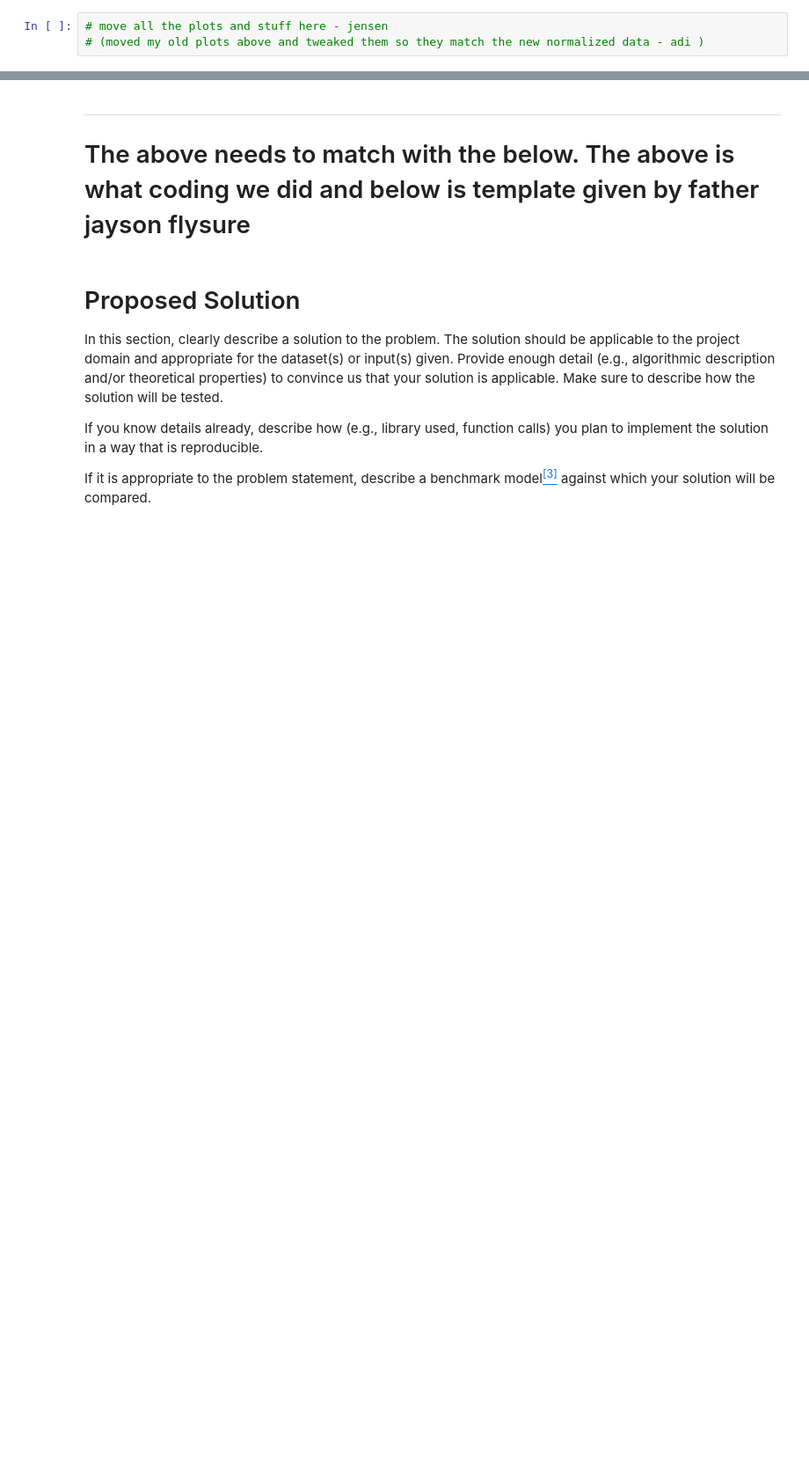
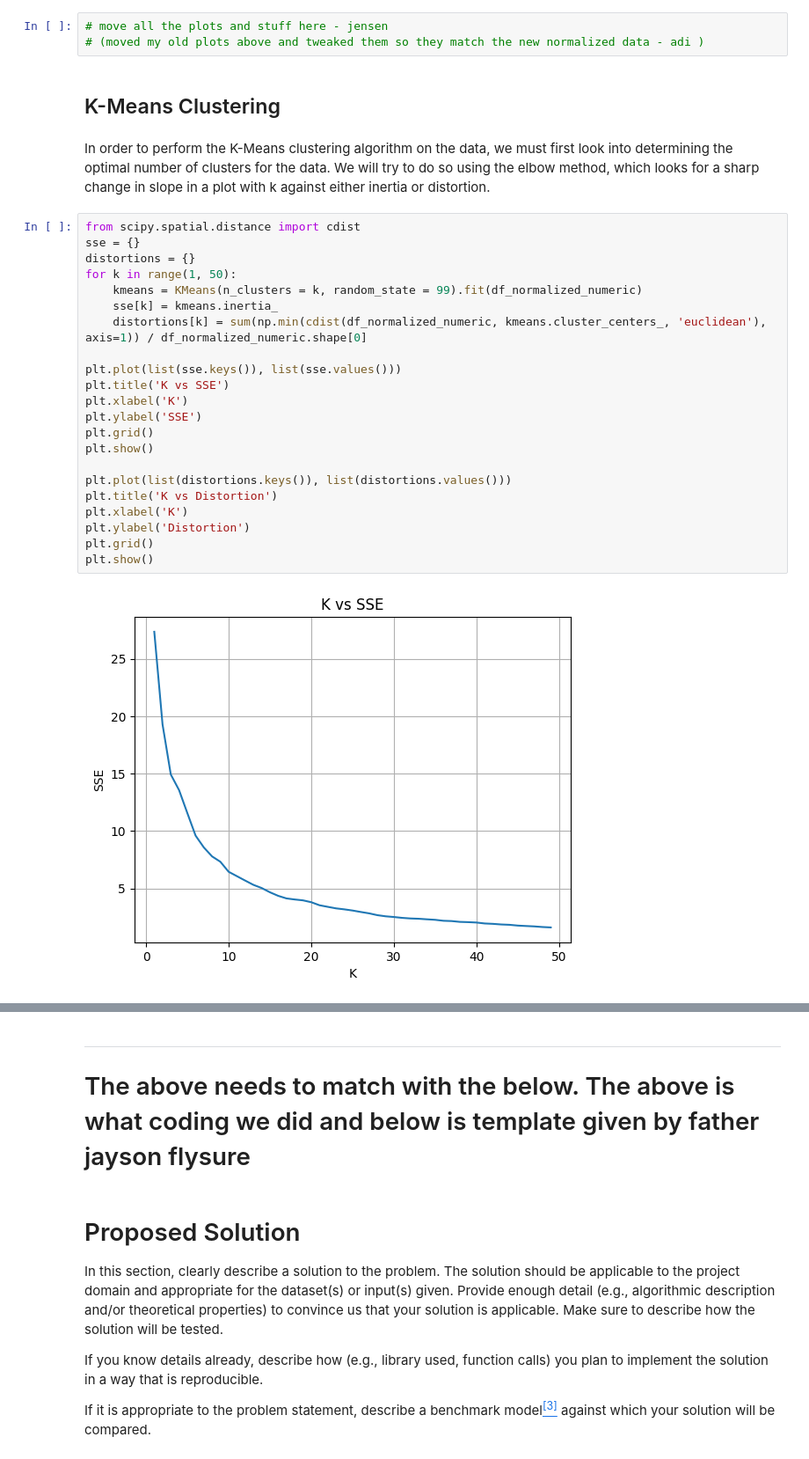
Before and after one commit to Purpup/COGS118B-Project, a Jupyter notebook: FinalProject.ipynb, the cells around one changed output, grey strips where cells are left out. Shown at 88% size. Cells and saved outputs as stored; diff of their text form; blank space fills up the shorter version.

Commit message:
added elbow method for k means

```diff
--- a/FinalProject.ipynb
+++ b/FinalProject.ipynb
@@ -487,3 +496,31 @@ plt.show()
 # %%
 # move all the plots and stuff here - jensen
 # (moved my old plots above and tweaked them so they match the new normalized data - adi )
+# %% [markdown]
+## K-Means Clustering
+# %% [markdown]
+In order to perform the K-Means clustering algorithm on the data, we must first look into determining the optimal number of clusters for the data. We will try to do so using the elbow method, which looks for a sharp change in slope in a plot with k against either inertia or distortion.
+# %%
+from scipy.spatial.distance import cdist
+sse = {}
+distortions = {}
+for k in range(1, 50):
+    kmeans = KMeans(n_clusters = k, random_state = 99).fit(df_normalized_numeric)
+    sse[k] = kmeans.inertia_
+    distortions[k] = sum(np.min(cdist(df_normalized_numeric, kmeans.cluster_centers_, 'euclidean'), axis=1)) / df_normalized_numeric.shape[0]
+
+plt.plot(list(sse.keys()), list(sse.values()))
+plt.title('K vs SSE')
+plt.xlabel('K')
+plt.ylabel('SSE')
+plt.grid()
+plt.show()
+
+plt.plot(list(distortions.keys()), list(distortions.values()))
+plt.title('K vs Distortion')
+plt.xlabel('K')
+plt.ylabel('Distortion')
+plt.grid()
+plt.show()
+# %% [output]
+[figure, added]
```
Also changed, not shown: parts of 7 cells of this notebook.
